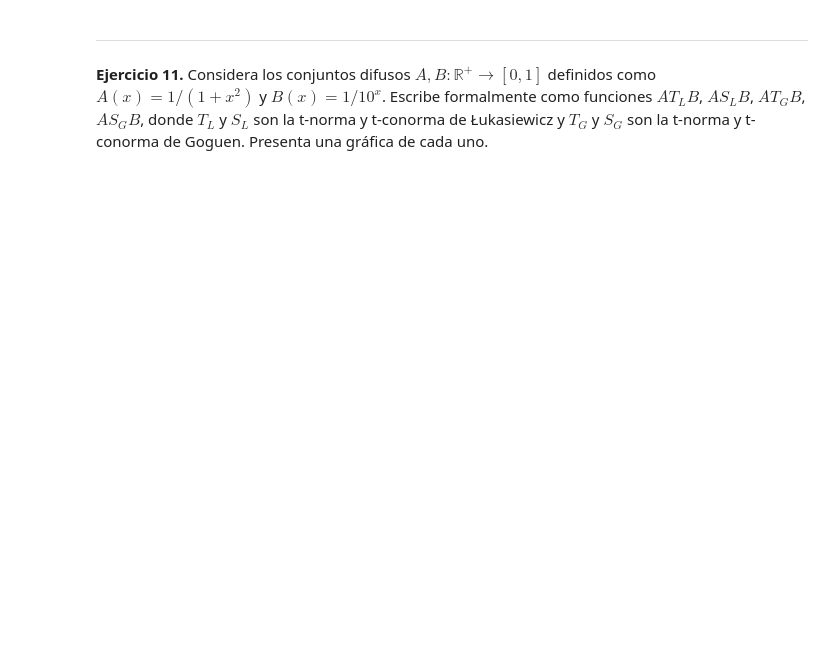
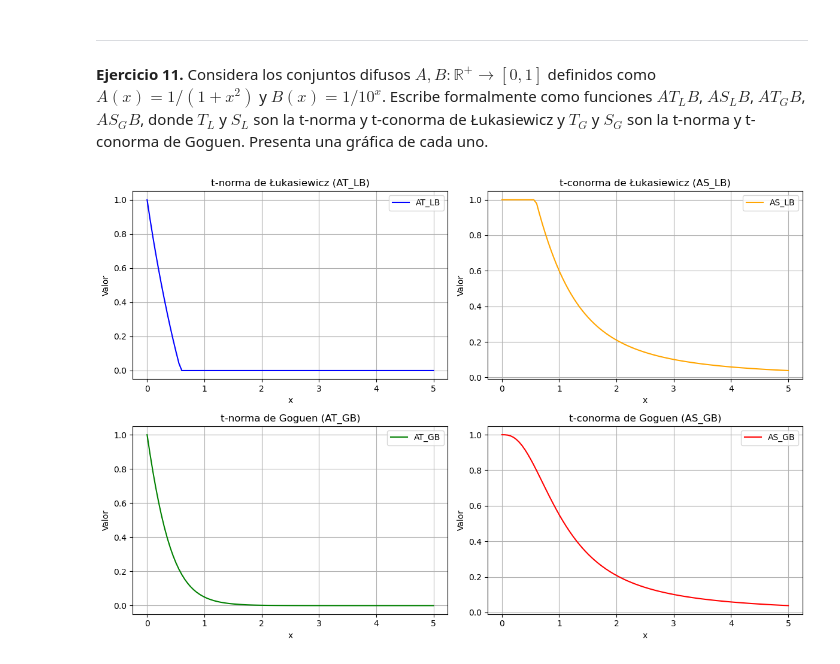
Before and after one commit to Elias-Gill/facultad, a Jupyter notebook: aplicada/unidad 1/ejercitario1.ipynb, the cells around one changed output. Cells and saved outputs as stored; diff of their text form; code cells hidden in the pictures; blank space fills up the shorter version.

```diff
--- a/aplicada/unidad 1/ejercitario1.ipynb
+++ b/aplicada/unidad 1/ejercitario1.ipynb
@@ -86,3 +564,102 @@ Demostrar que $T_L$ y $S_L$ es una t-norma y t-conorma, respectivamente.
 # %% [markdown]
 ---
 **Ejercicio 11.** Considera los conjuntos difusos $A,B:\mathbb{R}^+\to[0,1]$ definidos como $A(x)=1/(1+x^2)$ y $B(x)=1/10^x$. Escribe formalmente como funciones $AT_LB$, $AS_LB$, $AT_GB$, $AS_GB$, donde $T_L$ y $S_L$ son la t-norma y t-conorma de Łukasiewicz y $T_G$ y $S_G$ son la t-norma y t-conorma de Goguen. Presenta una gráfica de cada uno.
+# %%
+import numpy as np
+import matplotlib.pyplot as plt
+
+
+# Definición de los conjuntos difusos A y B
+def A(x):
+    return 1 / (1 + x**2)
+
+
+def B(x):
+    return 1 / (10**x)
+
+
+# t-norma y t-conorma de Łukasiewicz
+def T_Lukasiewicz(a, b):
+    return max(0, a + b - 1)
+
+
+def S_Lukasiewicz(a, b):
+    return min(1, a + b)
+
+
+# t-norma y t-conorma de Goguen
+def T_Goguen(a, b):
+    return a * b
+
+
+def S_Goguen(a, b):
+    return a + b - a * b
+
+
+# Funciones para calcular AT_LB, AS_LB, AT_GB, AS_GB
+def AT_LB(x):
+    return T_Lukasiewicz(A(x), B(x))
+
+
+def AS_LB(x):
+    return S_Lukasiewicz(A(x), B(x))
+
+
+def AT_GB(x):
+    return T_Goguen(A(x), B(x))
+
+
+def AS_GB(x):
+    return S_Goguen(A(x), B(x))
+
+
+# Rango de valores para graficar
+x_values = np.linspace(0, 5, 100)
+AT_LB_values = [AT_LB(x) for x in x_values]
+AS_LB_values = [AS_LB(x) for x in x_values]
+AT_GB_values = [AT_GB(x) for x in x_values]
+AS_GB_values = [AS_GB(x) for x in x_values]
+
+# Gráficas
+plt.figure(figsize=(12, 8))
+
+# Gráfica de AT_LB
+plt.subplot(2, 2, 1)
+plt.plot(x_values, AT_LB_values, label="AT_LB", color="blue")
+plt.title("t-norma de Łukasiewicz (AT_LB)")
+plt.xlabel("x")
+plt.ylabel("Valor")
+plt.grid()
+plt.legend()
+
+# Gráfica de AS_LB
+plt.subplot(2, 2, 2)
+plt.plot(x_values, AS_LB_values, label="AS_LB", color="orange")
+plt.title("t-conorma de Łukasiewicz (AS_LB)")
+plt.xlabel("x")
+plt.ylabel("Valor")
+plt.grid()
+plt.legend()
+
+# Gráfica de AT_GB
+plt.subplot(2, 2, 3)
+plt.plot(x_values, AT_GB_values, label="AT_GB", color="green")
+plt.title("t-norma de Goguen (AT_GB)")
+plt.xlabel("x")
+plt.ylabel("Valor")
+plt.grid()
+plt.legend()
+
+# Gráfica de AS_GB
+plt.subplot(2, 2, 4)
+plt.plot(x_values, AS_GB_values, label="AS_GB", color="red")
+plt.title("t-conorma de Goguen (AS_GB)")
+plt.xlabel("x")
+plt.ylabel("Valor")
+plt.grid()
+plt.legend()
+
+plt.tight_layout()
+plt.show()
+# %% [output]
+[figure, added]
```
Also changed, not shown: parts of 7 cells of this notebook, 3 other files.
